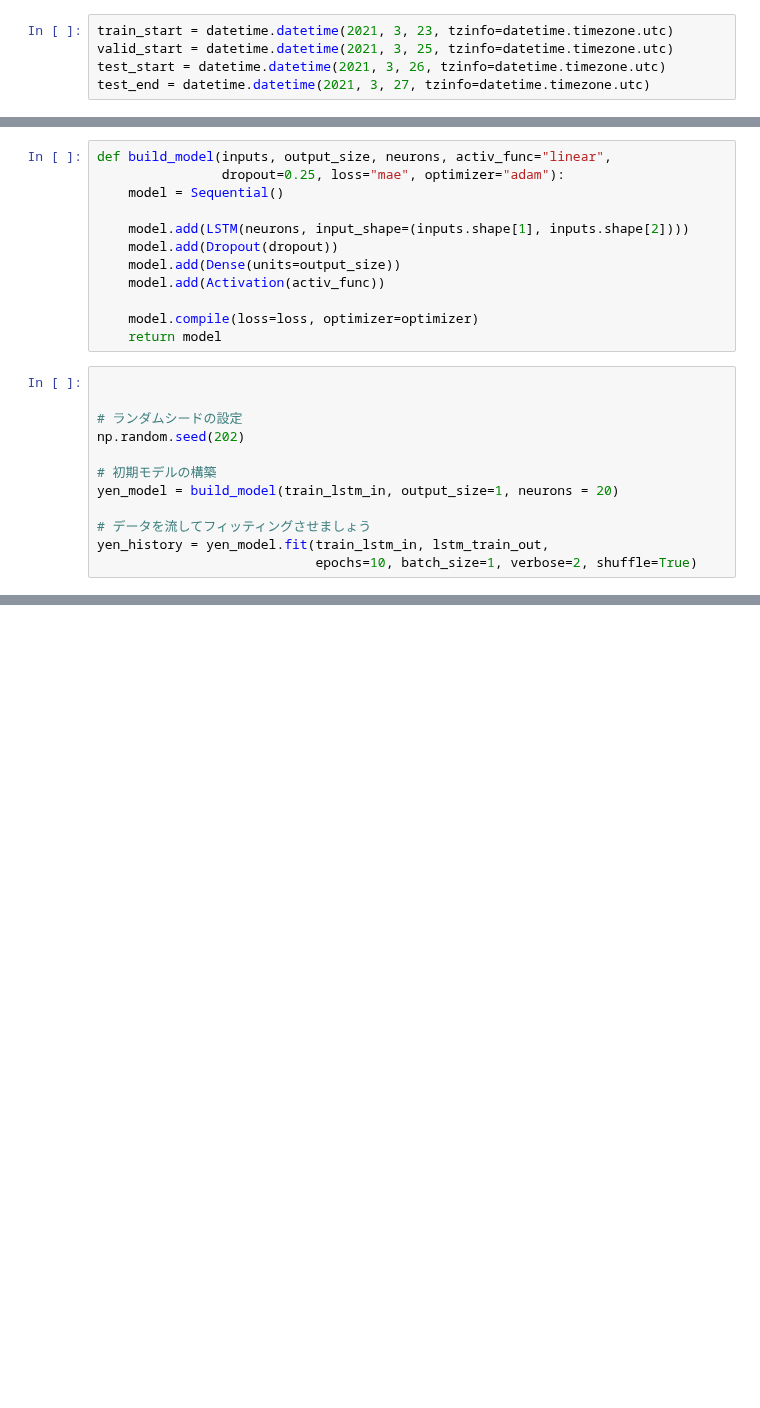
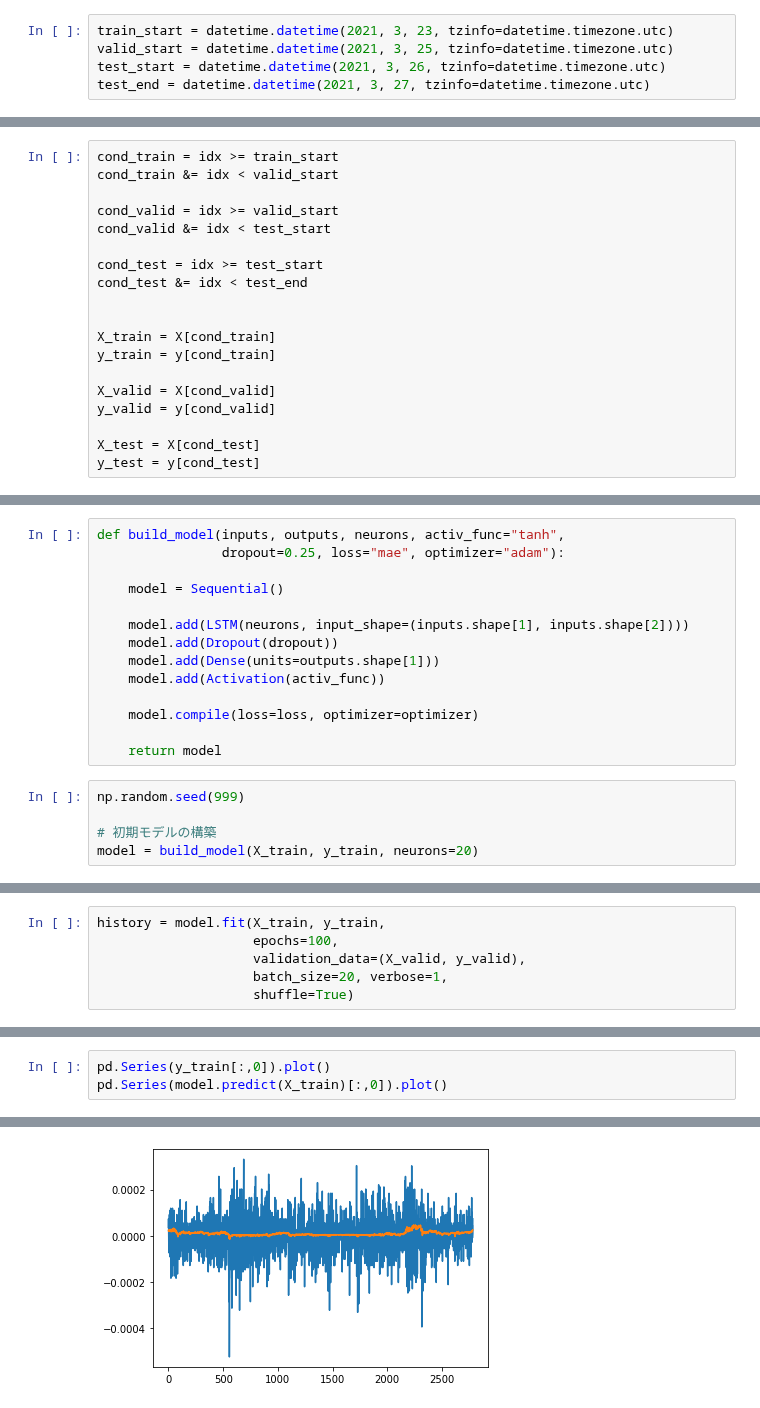
Before and after one commit to Rio114/practice, a Jupyter notebook: trade/fx/notebooks/dev_preprocess.ipynb, the cells around one changed output, grey strips where cells are left out. Saved outputs shown, nothing was run; the diff lists cells and outputs as text; blank space fills up the shorter version.

Commit message:
init lstm

```diff
--- a/trade/fx/notebooks/dev_preprocess.ipynb
+++ b/trade/fx/notebooks/dev_preprocess.ipynb
@@ -87,3 +53,22 @@ df_train, df_valid, df_test = split_df(df.iloc[:-target_window][cols], train_sta
+# %%
+cond_train = idx >= train_start
+cond_train &= idx < valid_start
+
+cond_valid = idx >= valid_start
+cond_valid &= idx < test_start
+
+cond_test = idx >= test_start
+cond_test &= idx < test_end
+
+
+X_train = X[cond_train]
+y_train = y[cond_train]
+
+X_valid = X[cond_valid]
+y_valid = y[cond_valid]
+
+X_test = X[cond_test]
+y_test = y[cond_test]
 # %%
 from keras.models import Sequential
 from keras.layers import Activation, Dense
@@ -94,24 +81,19 @@ ModuleNotFoundError: No module named 'keras'
 # %%
-def build_model(inputs, output_size, neurons, activ_func="linear",
+def build_model(inputs, outputs, neurons, activ_func="tanh",
                 dropout=0.25, loss="mae", optimizer="adam"):
+
     model = Sequential()
 
     model.add(LSTM(neurons, input_shape=(inputs.shape[1], inputs.shape[2])))
     model.add(Dropout(dropout))
-    model.add(Dense(units=output_size))
+    model.add(Dense(units=outputs.shape[1]))
     model.add(Activation(activ_func))
 
     model.compile(loss=loss, optimizer=optimizer)
+
     return model
 # %%
-
-
-# ランダムシードの設定
-np.random.seed(202)
+np.random.seed(999)
 
 # 初期モデルの構築
-yen_model = build_model(train_lstm_in, output_size=1, neurons = 20)
-
-# データを流してフィッティングさせましょう
-yen_history = yen_model.fit(train_lstm_in, lstm_train_out,
-                            epochs=10, batch_size=1, verbose=2, shuffle=True)
+model = build_model(X_train, y_train, neurons=20)
@@ -117,0 +119,6 @@ yen_history = yen_model.fit(train_lstm_in, lstm_train_out,
+# %%
+history = model.fit(X_train, y_train,
+                    epochs=100,
+                    validation_data=(X_valid, y_valid),
+                    batch_size=20, verbose=1,
+                    shuffle=True)
@@ -117,0 +143,4 @@ yen_history = yen_model.fit(train_lstm_in, lstm_train_out,
+# %%
+pd.Series(y_train[:,0]).plot()
+pd.Series(model.predict(X_train)[:,0]).plot()
+# %% [output]
@@ -117,0 +148 @@ yen_history = yen_model.fit(train_lstm_in, lstm_train_out,
+[figure, added]
```
Also changed, not shown: parts of 19 cells of this notebook.
